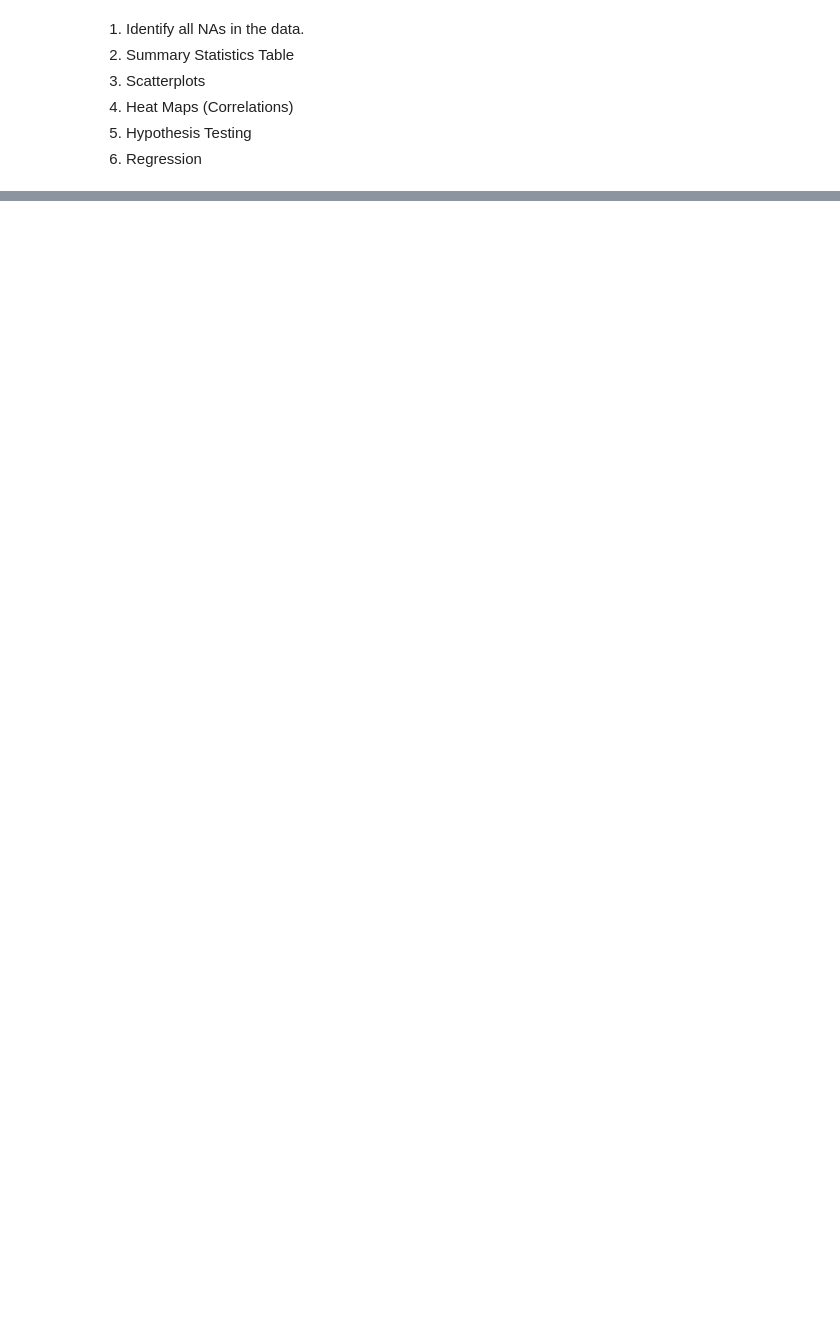
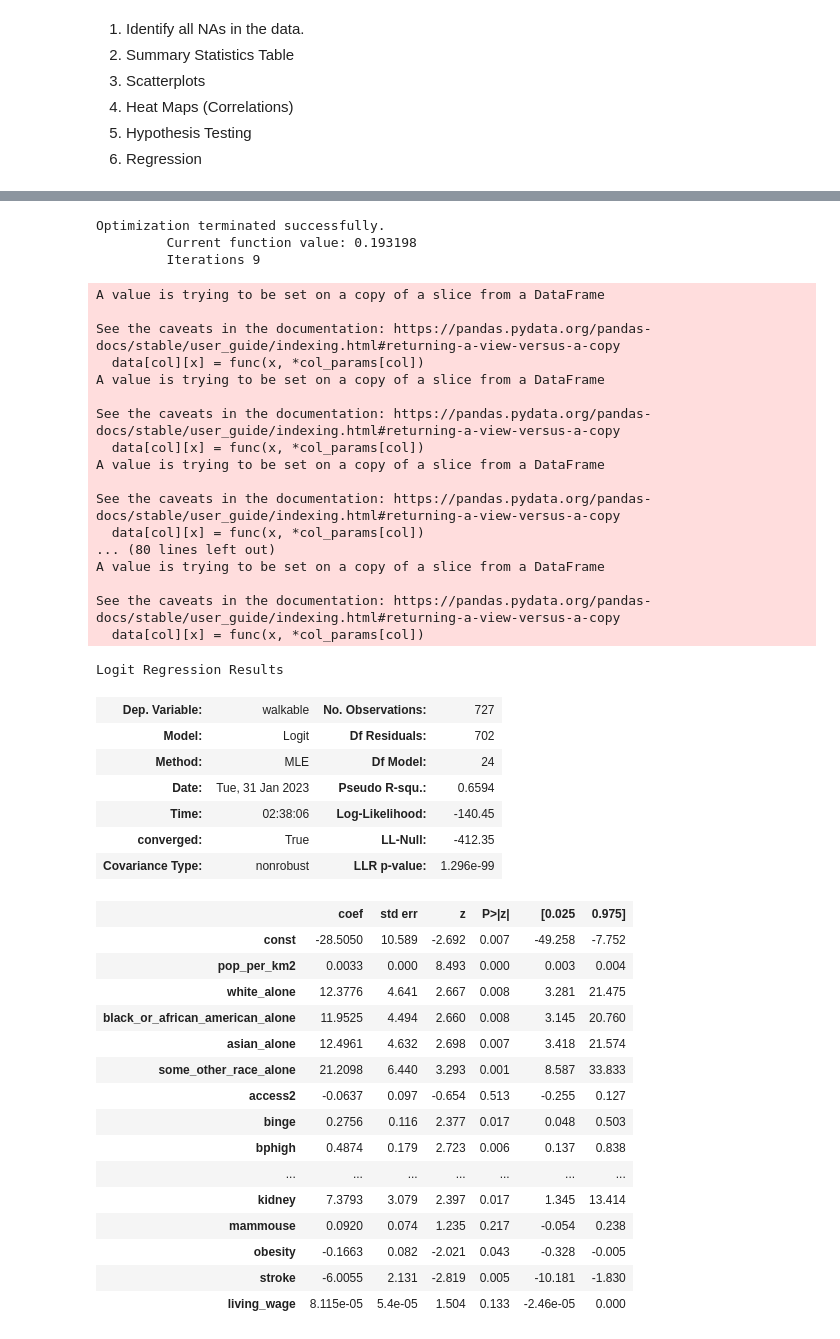
Before and after one commit to chanellee/Walkable-Cities, a Jupyter notebook: EDA_Extended_Analysis.ipynb, the cells around one changed output, grey strips where cells are left out. Cells and saved outputs as stored; diff of their text form; code cells hidden in the pictures; blank space fills up the shorter version.

```diff
--- a/EDA_Extended_Analysis.ipynb
+++ b/EDA_Extended_Analysis.ipynb
@@ -284,0 +347,36 @@ NameError: name 'feature_names' is not defined
+# %%
+# logistic regression
+import numpy as np
+import statsmodels.api as sm
+rm_var = ["pop_estimate_2021",
+        'land_area_sqkm',
+        "property_crime",
+        "violent_crime",
+        "american_indian_and_alaska_native_alone",
+        "native_hawaiian_and_other_pacific_islander_alone",
+        "hispanic_or_latino",
+        "two_or_more_races",
+        "cumulative_confirmed",
+        "cumulative_deceased",
+        "bpmed",
+        "teethlost",
+        "arthritis",
+        "sleep",
+        "phlth",
+        "mhlth",
+        "lpa",
+        "copd",
+        "dental",
+        "depression",
+        "colon_screen",
+        "median_aqi",
+        "csmoking"]
+my_data = interp(walking_data[[i for i in feature if i not in rm_var]])
+x = sm.add_constant(my_data)
+y = walking_data[response].replace("car dependent", 0).replace("walkable", 1)
+
+model = sm.Logit(y, x)
+
+result = model.fit(method='newton')
+result.summary()
+# %% [output]
@@ -284,0 +387,44 @@ NameError: name 'feature_names' is not defined
+Optimization terminated successfully.
+         Current function value: 0.193198
+         Iterations 9
+A value is trying to be set on a copy of a slice from a DataFrame
+
+See the caveats in the documentation: https://pandas.pydata.org/pandas-docs/stable/user_guide/indexing.html#returning-a-view-versus-a-copy
+  data[col][x] = func(x, *col_params[col])
+A value is trying to be set on a copy of a slice from a DataFrame
+
+See the caveats in the documentation: https://pandas.pydata.org/pandas-docs/stable/user_guide/indexing.html#returning-a-view-versus-a-copy
+  data[col][x] = func(x, *col_params[col])
+A value is trying to be set on a copy of a slice from a DataFrame
+
+See the caveats in the documentation: https://pandas.pydata.org/pandas-docs/stable/user_guide/indexing.html#returning-a-view-versus-a-copy
+  data[col][x] = func(x, *col_params[col])
+... (80 lines left out)
+A value is trying to be set on a copy of a slice from a DataFrame
+
+See the caveats in the documentation: https://pandas.pydata.org/pandas-docs/stable/user_guide/indexing.html#returning-a-view-versus-a-copy
+  data[col][x] = func(x, *col_params[col])
+Logit Regression Results
+| Dep. Variable: | walkable | No. Observations: | 727 |
+| Model: | Logit | Df Residuals: | 702 |
+| Method: | MLE | Df Model: | 24 |
+| Date: | Tue, 31 Jan 2023 | Pseudo R-squ.: | 0.6594 |
+| Time: | 02:38:06 | Log-Likelihood: | -140.45 |
+| converged: | True | LL-Null: | -412.35 |
+| Covariance Type: | nonrobust | LLR p-value: | 1.296e-99 |
+|  | coef | std err | z | P>|z| | [0.025 | 0.975] |
+| const | -28.5050 | 10.589 | -2.692 | 0.007 | -49.258 | -7.752 |
+| pop_per_km2 | 0.0033 | 0.000 | 8.493 | 0.000 | 0.003 | 0.004 |
+| white_alone | 12.3776 | 4.641 | 2.667 | 0.008 | 3.281 | 21.475 |
+| black_or_african_american_alone | 11.9525 | 4.494 | 2.660 | 0.008 | 3.145 | 20.760 |
+| asian_alone | 12.4961 | 4.632 | 2.698 | 0.007 | 3.418 | 21.574 |
+| some_other_race_alone | 21.2098 | 6.440 | 3.293 | 0.001 | 8.587 | 33.833 |
+| access2 | -0.0637 | 0.097 | -0.654 | 0.513 | -0.255 | 0.127 |
+| binge | 0.2756 | 0.116 | 2.377 | 0.017 | 0.048 | 0.503 |
+| bphigh | 0.4874 | 0.179 | 2.723 | 0.006 | 0.137 | 0.838 |
+| ... | ... | ... | ... | ... | ... | ... |
+| kidney | 7.3793 | 3.079 | 2.397 | 0.017 | 1.345 | 13.414 |
+| mammouse | 0.0920 | 0.074 | 1.235 | 0.217 | -0.054 | 0.238 |
+| obesity | -0.1663 | 0.082 | -2.021 | 0.043 | -0.328 | -0.005 |
+| stroke | -6.0055 | 2.131 | -2.819 | 0.005 | -10.181 | -1.830 |
+| living_wage | 8.115e-05 | 5.4e-05 | 1.504 | 0.133 | -2.46e-05 | 0.000 |
```
Also changed, not shown: parts of 17 cells of this notebook, 16 other files.
